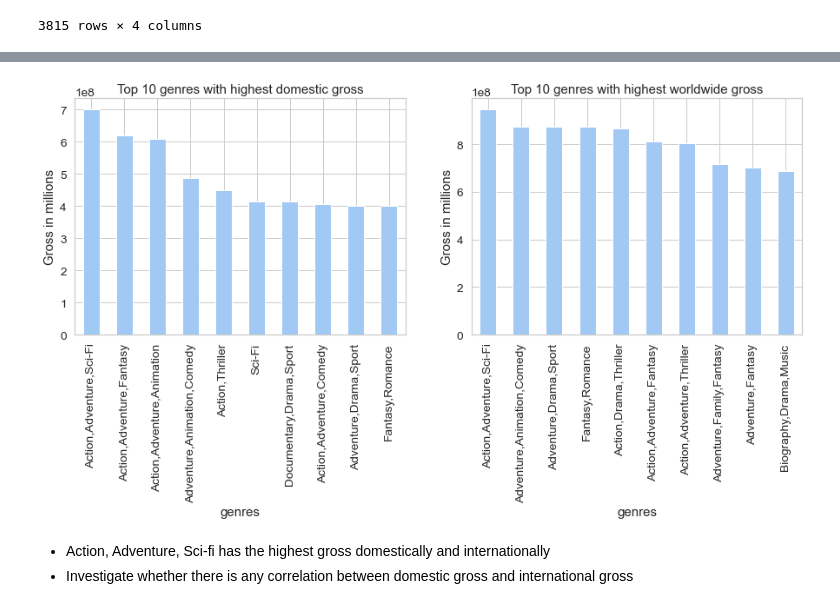
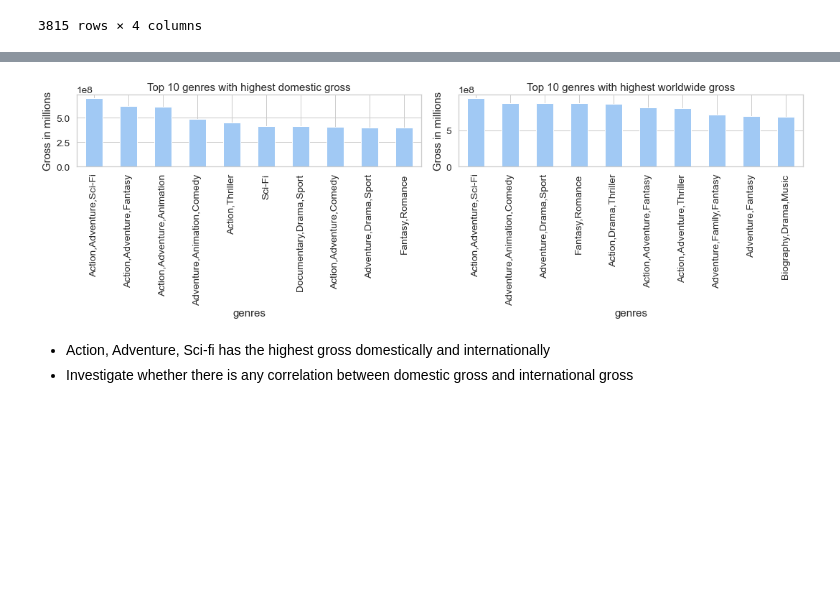
Before and after one commit to NBYHO/Microsoft-project-1, a Jupyter notebook: Microsoft movies analysis notebook.ipynb, the cells around one changed output, grey strips where cells are left out. Saved outputs shown, nothing was run; the diff lists cells and outputs as text; code cells hidden in the pictures; blank space fills up the shorter version.

```diff
--- a/Microsoft movies analysis notebook.ipynb
+++ b/Microsoft movies analysis notebook.ipynb
@@ -870,14 +872,15 @@ worldwide[0:10].plot(kind='barh')
 # %%
 fig_2, axes = plt.subplots(figsize = (15,5), ncols=2)
 dom[0:10].plot(kind='bar', ax=axes[0])
 worldwide[0:10].plot(kind='bar', ax=axes[1])
 axes[0].set_title('Top 10 genres with highest domestic gross')
 axes[1].set_title('Top 10 genres with highest worldwide gross')
 axes[0].set_ylabel('Gross in millions')
 axes[1].set_ylabel('Gross in millions')
+plt.tight_layout()
 plt.savefig('fig_2.png');
 # %% [output]
-[figure, old version]
+[figure, new version]
 # %% [markdown]
 - Action, Adventure, Sci-fi has the highest gross domestically and internationally
 - Investigate whether there is any correlation between domestic gross and international gross
```
Also changed, not shown: parts of 19 cells of this notebook, 5 other files.
